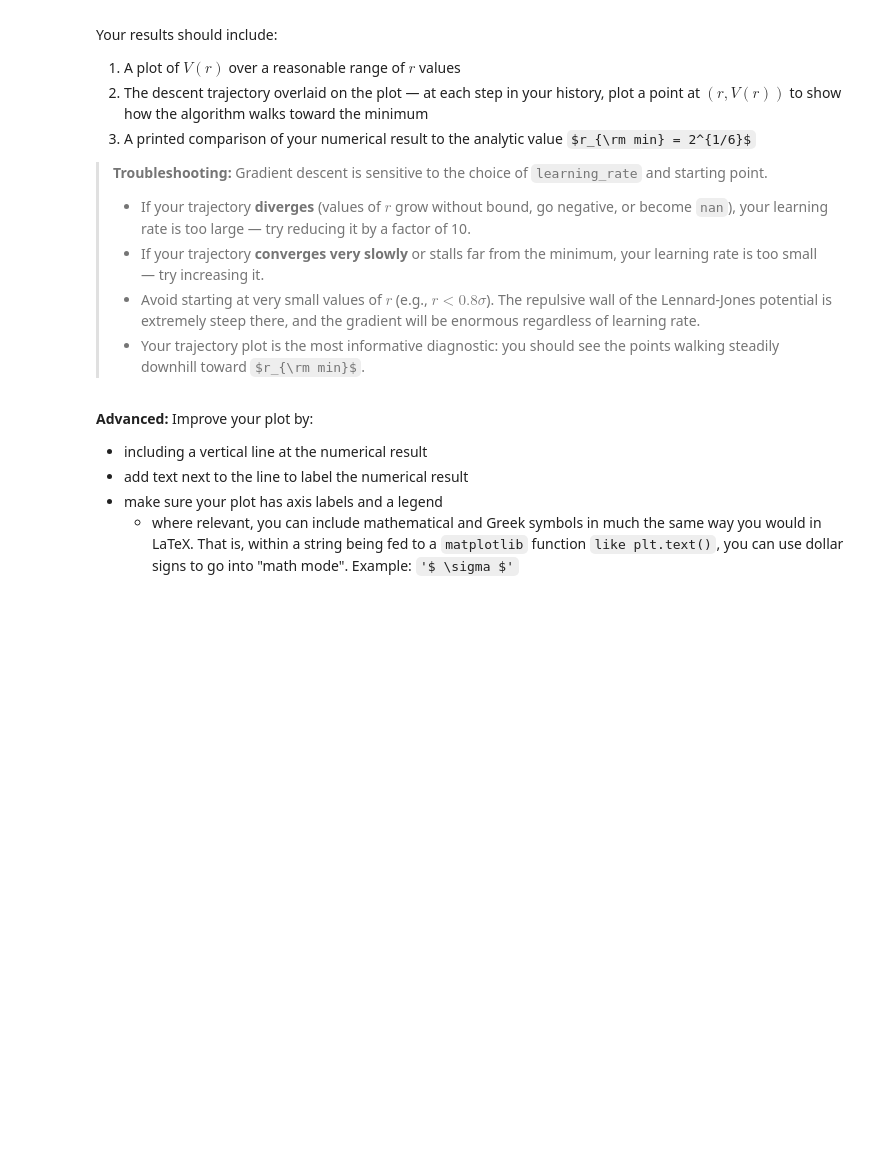
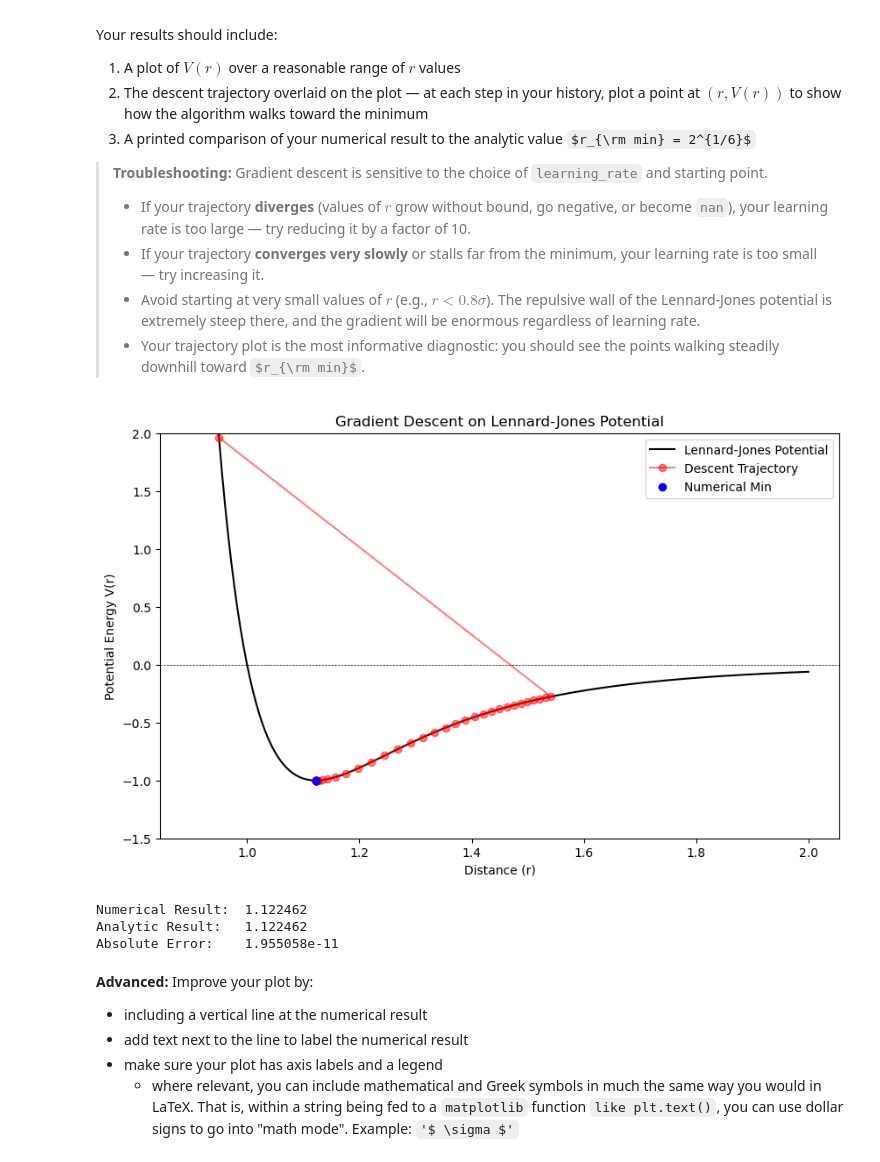
Before and after one commit to jackriegger88/numerical-methods, a Jupyter notebook: assignments/week_08/integration_gradients.ipynb, the cells around one changed output. Drawn from its saved outputs; the diff is of its cells as text; code cells hidden in the pictures; some formulas as TeX source; blank space fills up the shorter version.

```diff
--- a/assignments/week_08/integration_gradients.ipynb
+++ b/assignments/week_08/integration_gradients.ipynb
@@ -316,6 +405,54 @@ Your results should include:
 # %%
 import numpy as np
 import matplotlib.pyplot as plt
+from optimization import gradient_descent
+
+# Define the potential and its gradient
+def V(r):
+    return 4 * ((1/r)**12 - (1/r)**6)
+
+def grad_V(r):
+    return (24 / r**7) - (48 / r**13)
+
+# Hyperparameters
+r0 = 0.95            # Starting point (avoiding the extreme r < 0.8)
+alpha = 0.01         # Learning rate
+steps = 50           # Number of iterations
+
+# Run Gradient Descent
+r_min_num, history = gradient_descent(grad_V, r0, alpha, steps)
+
+# 1. Generate points for plotting the curve
+r_axis = np.linspace(0.9, 2.0, 200)
+v_axis = V(r_axis)
+
+# 2. Plotting
+plt.figure(figsize=(10, 6))
+plt.plot(r_axis, v_axis, 'k-', label='Lennard-Jones Potential')
+plt.axhline(0, color='black', lw=0.5, ls='--')
+
+# Plot the trajectory
+history_v = [V(r) for r in history]
+plt.plot(history, history_v, 'ro-', alpha=0.5, label='Descent Trajectory')
+plt.scatter(r_min_num, V(r_min_num), color='blue', zorder=5, label='Numerical Min')
+
+plt.ylim(-1.5, 2)
+plt.xlabel('Distance (r)')
+plt.ylabel('Potential Energy V(r)')
+plt.title('Gradient Descent on Lennard-Jones Potential')
+plt.legend()
+plt.show()
+
+# 3. Print comparison
+r_min_analytic = 2**(1/6)
+print(f"Numerical Result:  {r_min_num:.6f}")
+print(f"Analytic Result:   {r_min_analytic:.6f}")
+print(f"Absolute Error:    {abs(r_min_num - r_min_analytic):.6e}")
+# %% [output]
+[figure, added]
+Numerical Result:  1.122462
+Analytic Result:   1.122462
+Absolute Error:    1.955058e-11
 # %%
 # define V(r) and dV/dr for the Lennard-Jones potential with epsilon=1, sigma=1
 # %%
```
Also changed, not shown: parts of 10 cells of this notebook, 1 other file.
